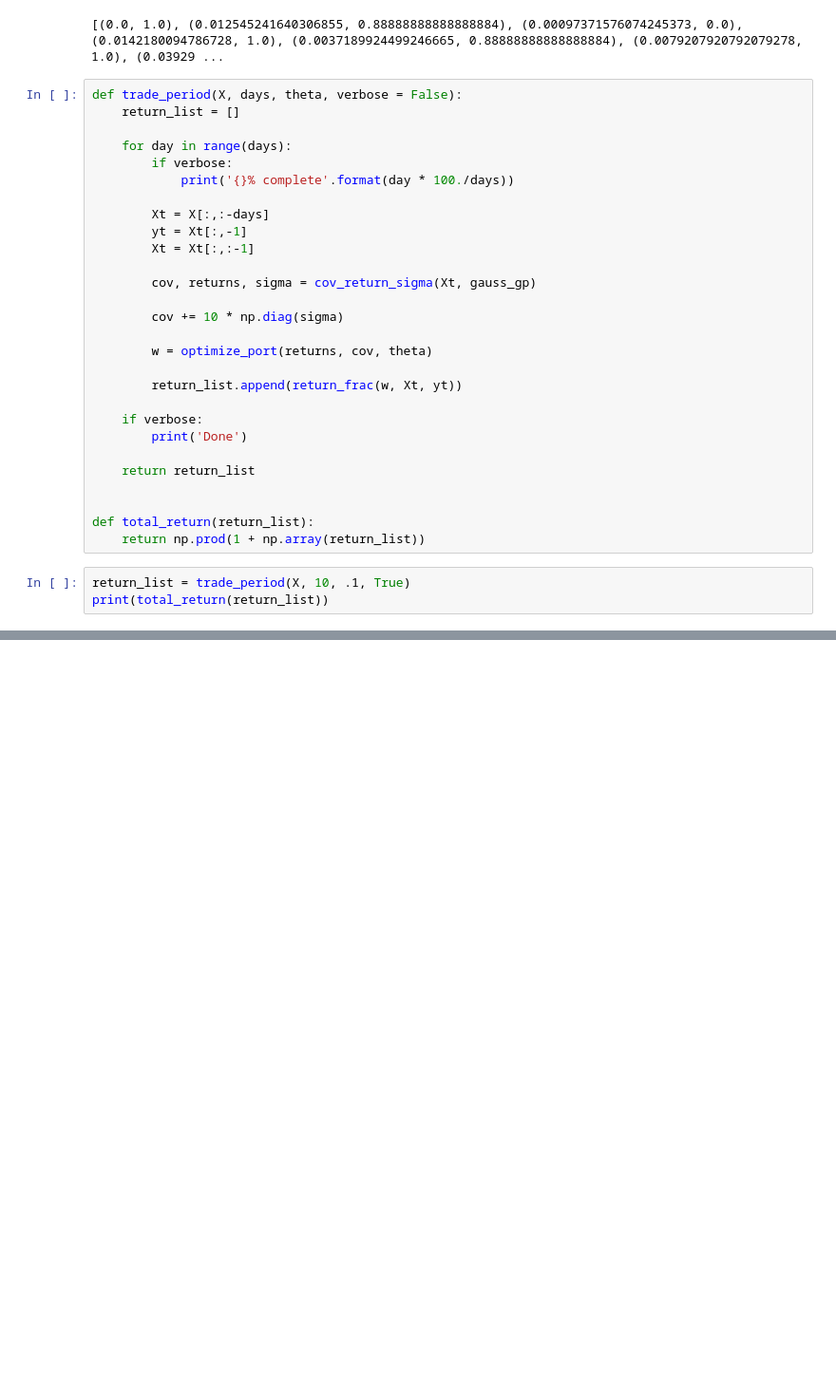
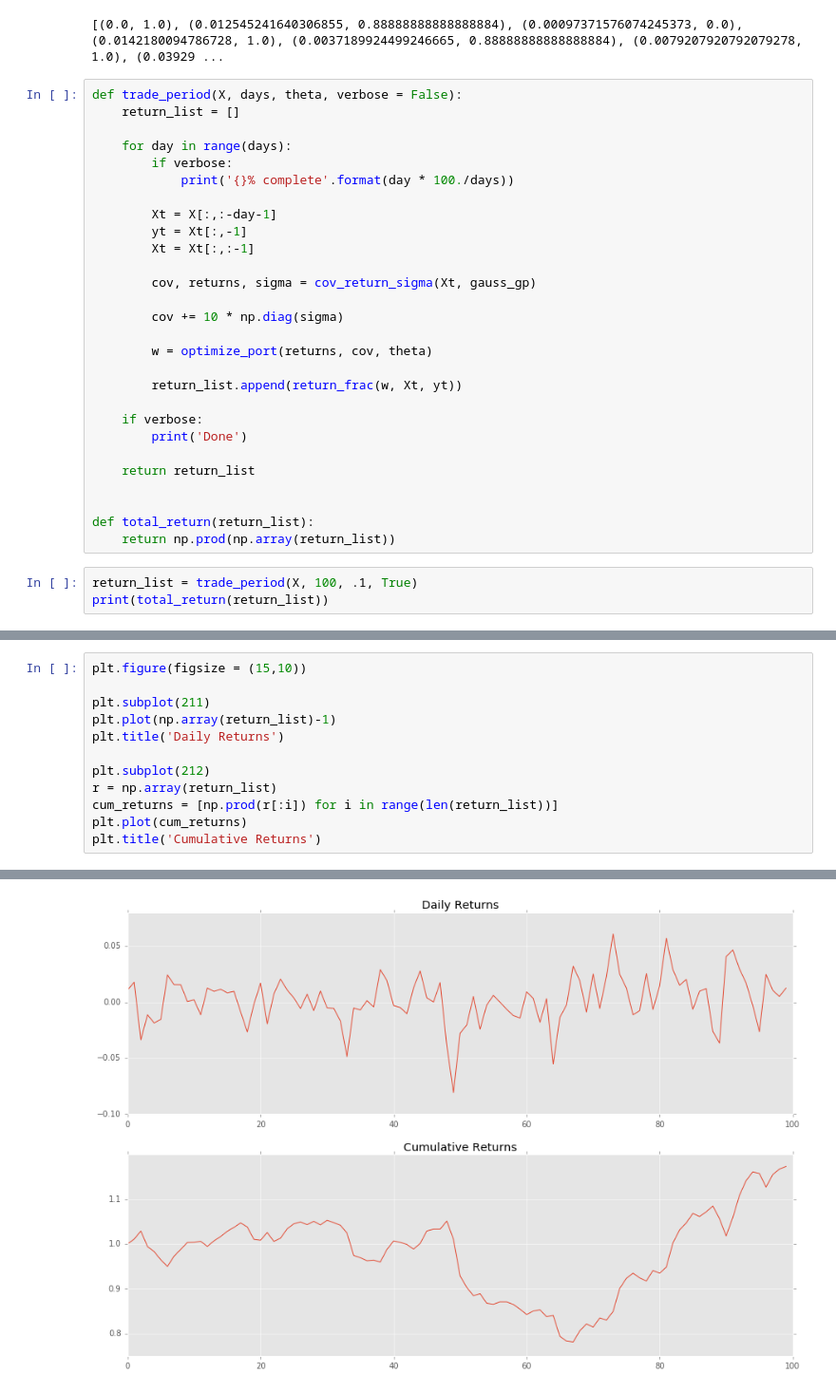
Before and after one commit to ndiamant/bigdata_hw, a Jupyter notebook: final_project/final_project.ipynb, the cells around one changed output, grey strips where cells are left out. Shown: that part at 95% size. Drawn from its saved outputs; the diff is of its cells as text; blank space fills up the shorter version.

```diff
--- a/final_project/final_project.ipynb
+++ b/final_project/final_project.ipynb
@@ -296,7 +308,7 @@ def trade_period(X, days, theta, verbose = False):
         if verbose:
             print('{}% complete'.format(day * 100./days))
 
-        Xt = X[:,:-days]
+        Xt = X[:,:-day-1]
         yt = Xt[:,-1]
         Xt = Xt[:,:-1]
 
@@ -315,9 +327,9 @@ def trade_period(X, days, theta, verbose = False):
 
 
 def total_return(return_list):
-    return np.prod(1 + np.array(return_list))
+    return np.prod(np.array(return_list))
 # %%
-return_list = trade_period(X, 10, .1, True)
+return_list = trade_period(X, 100, .1, True)
 print(total_return(return_list))
 # %% [output]
 0.0% complete
@@ -325,0 +352,13 @@ print(total_return(return_list))
+# %%
+plt.figure(figsize = (15,10))
+
+plt.subplot(211)
+plt.plot(np.array(return_list)-1)
+plt.title('Daily Returns')
+
+plt.subplot(212)
+r = np.array(return_list)
+cum_returns = [np.prod(r[:i]) for i in range(len(return_list))]
+plt.plot(cum_returns)
+plt.title('Cumulative Returns')
+# %% [output]
@@ -325,0 +366 @@ print(total_return(return_list))
+[figure, added]
```
Also changed, not shown: parts of 12 cells of this notebook, 2 other files.
